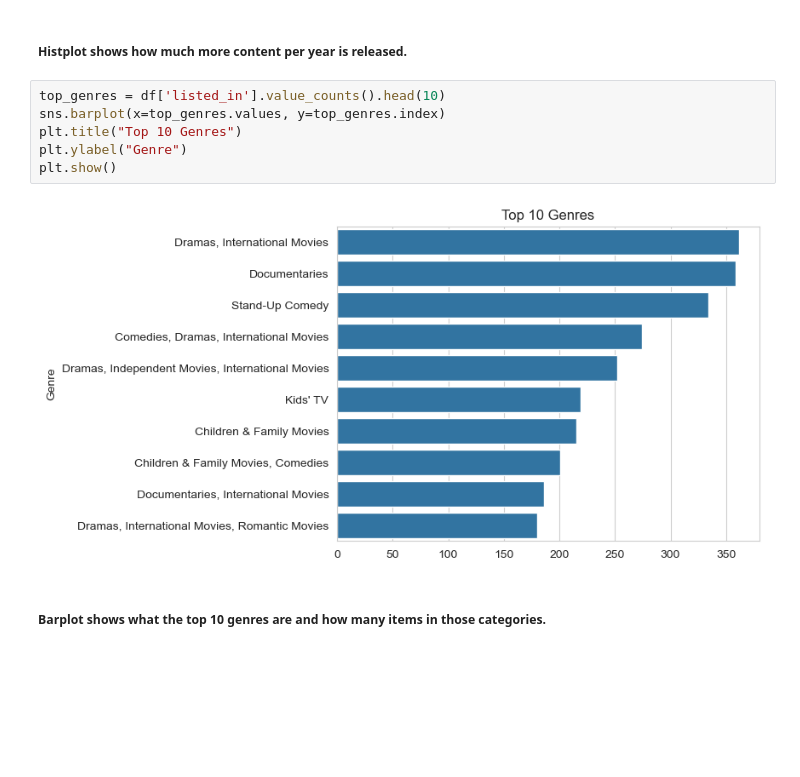
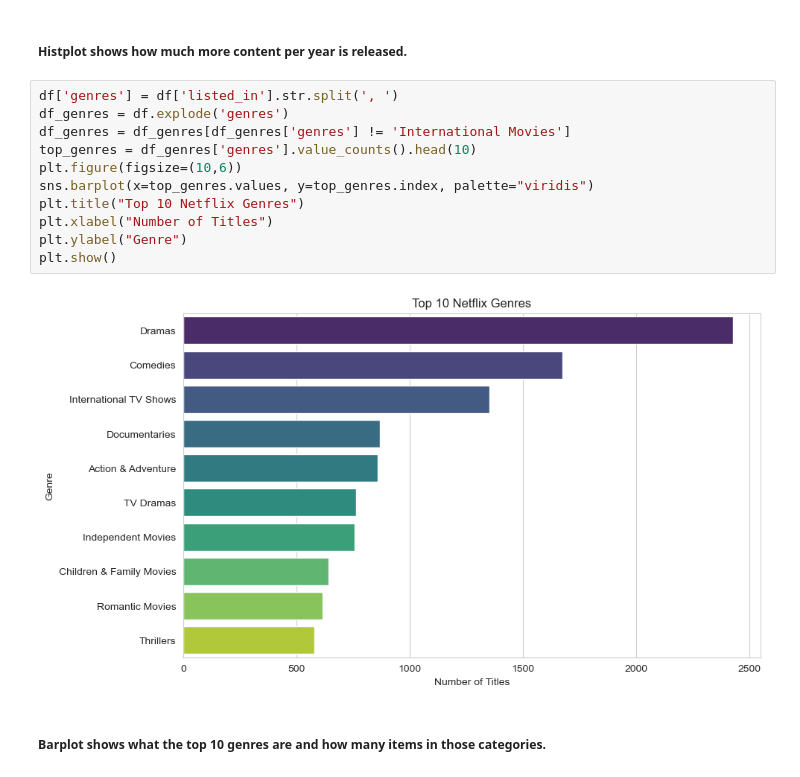
Before and after one commit to rankkua/Nf-EDA, a Jupyter notebook: netflix-eda.ipynb, the cells around one changed output. Drawn from its saved outputs; the diff is of its cells as text; blank space fills up the shorter version.

Commit message:
base work for Netflix EDA

```diff
--- a/netflix-eda.ipynb
+++ b/netflix-eda.ipynb
@@ -144,13 +146,18 @@ plt.show()
 # %% [markdown]
 ##### Histplot shows how much more content per year is released.
 # %%
-top_genres = df['listed_in'].value_counts().head(10)
-sns.barplot(x=top_genres.values, y=top_genres.index)
-plt.title("Top 10 Genres")
+df['genres'] = df['listed_in'].str.split(', ')
+df_genres = df.explode('genres')
+df_genres = df_genres[df_genres['genres'] != 'International Movies']
+top_genres = df_genres['genres'].value_counts().head(10)
+plt.figure(figsize=(10,6))
+sns.barplot(x=top_genres.values, y=top_genres.index, palette="viridis")
+plt.title("Top 10 Netflix Genres")
+plt.xlabel("Number of Titles")
 plt.ylabel("Genre")
 plt.show()
 # %% [output]
-[figure, old version]
+[figure, new version]
 # %% [markdown]
 ##### Barplot shows what the top 10 genres are and how many items in those categories.
 # %%
```
Also changed, not shown: parts of 4 cells of this notebook.
